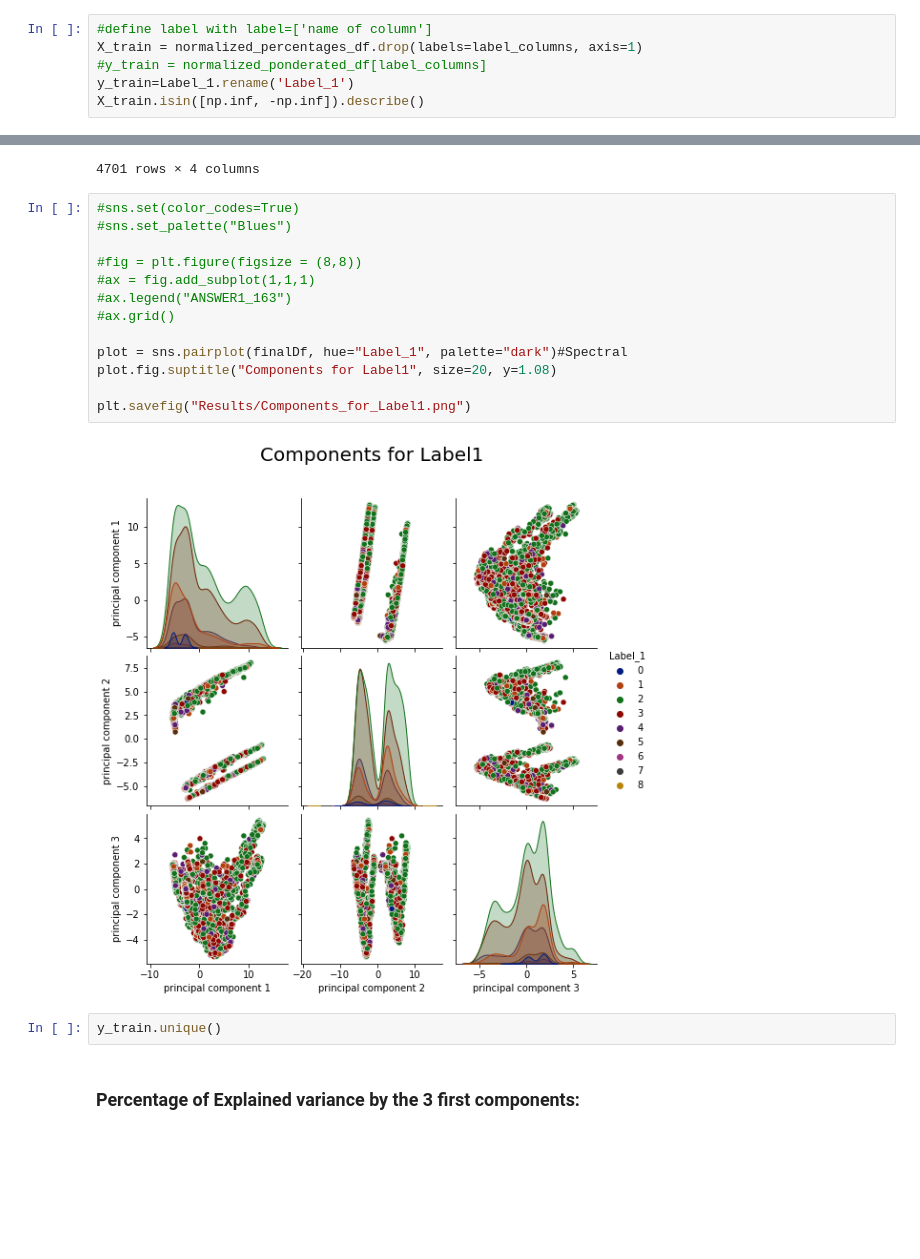
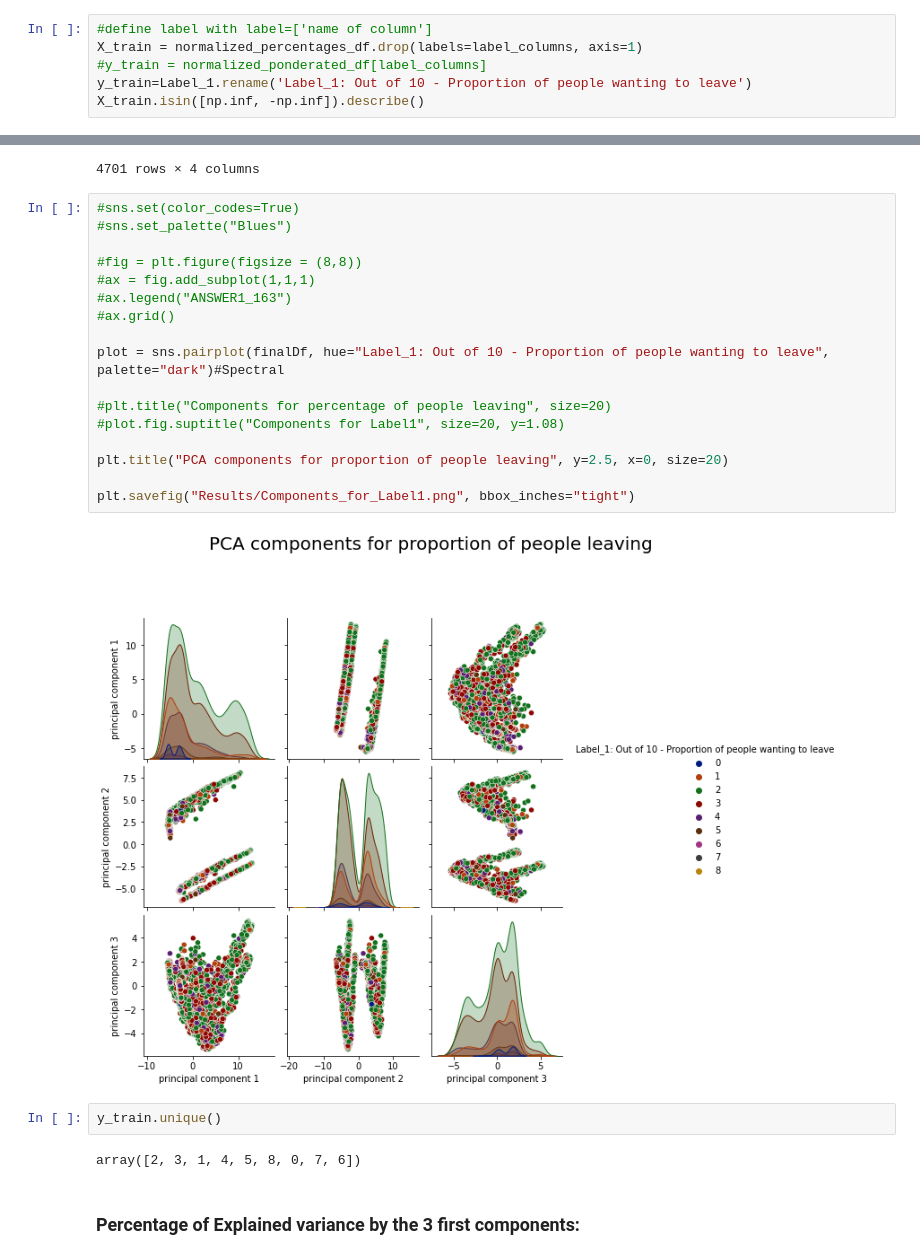
Before and after one commit to Learningchipmunk/CANDEV2022_Mobilit-, a Jupyter notebook: Ponderation-Normalization-PCA_Label_1.ipynb, the cells around one changed output, grey strips where cells are left out. Drawn from its saved outputs; the diff is of its cells as text; blank space fills up the shorter version.

```diff
--- a/Ponderation-Normalization-PCA_Label_1.ipynb
+++ b/Ponderation-Normalization-PCA_Label_1.ipynb
@@ -163,7 +163,7 @@ for col in percentages_columns:
 #define label with label=['name of column']
 X_train = normalized_percentages_df.drop(labels=label_columns, axis=1)
 #y_train = normalized_ponderated_df[label_columns]
-y_train=Label_1.rename('Label_1')
+y_train=Label_1.rename('Label_1: Out of 10 - Proportion of people wanting to leave')
 X_train.isin([np.inf, -np.inf]).describe()
 # %% [output]
 |  | ID | ANSWER1_101 | ANSWER2_101 | ANSWER3_101 | ANSWER4_101 | ANSWER5_101 | ANSWER6_101 | ANSWER7_101 | ... |
@@ -277,20 +277,26 @@ finalDf
 # %%
 #sns.set(color_codes=True)
 #sns.set_palette("Blues")
 
 #fig = plt.figure(figsize = (8,8))
 #ax = fig.add_subplot(1,1,1)
 #ax.legend("ANSWER1_163")
 #ax.grid()
 
-plot = sns.pairplot(finalDf, hue="Label_1", palette="dark")#Spectral
-plot.fig.suptitle("Components for Label1", size=20, y=1.08)
+plot = sns.pairplot(finalDf, hue="Label_1: Out of 10 - Proportion of people wanting to leave", palette="dark")#Spectral
 
-plt.savefig("Results/Components_for_Label1.png")
+#plt.title("Components for percentage of people leaving", size=20)
+#plot.fig.suptitle("Components for Label1", size=20, y=1.08)
+
+plt.title("PCA components for proportion of people leaving", y=2.5, x=0, size=20)
+
+plt.savefig("Results/Components_for_Label1.png", bbox_inches="tight")
 # %% [output]
-[figure, old version]
+[figure, new version]
 # %%
 y_train.unique()
+# %% [output]
+array([2, 3, 1, 4, 5, 8, 0, 7, 6])
 # %% [markdown]
 ### Percentage of Explained variance by the 3 first components:
 # %%
```
Also changed, not shown: parts of 3 cells of this notebook, 3 other files.
